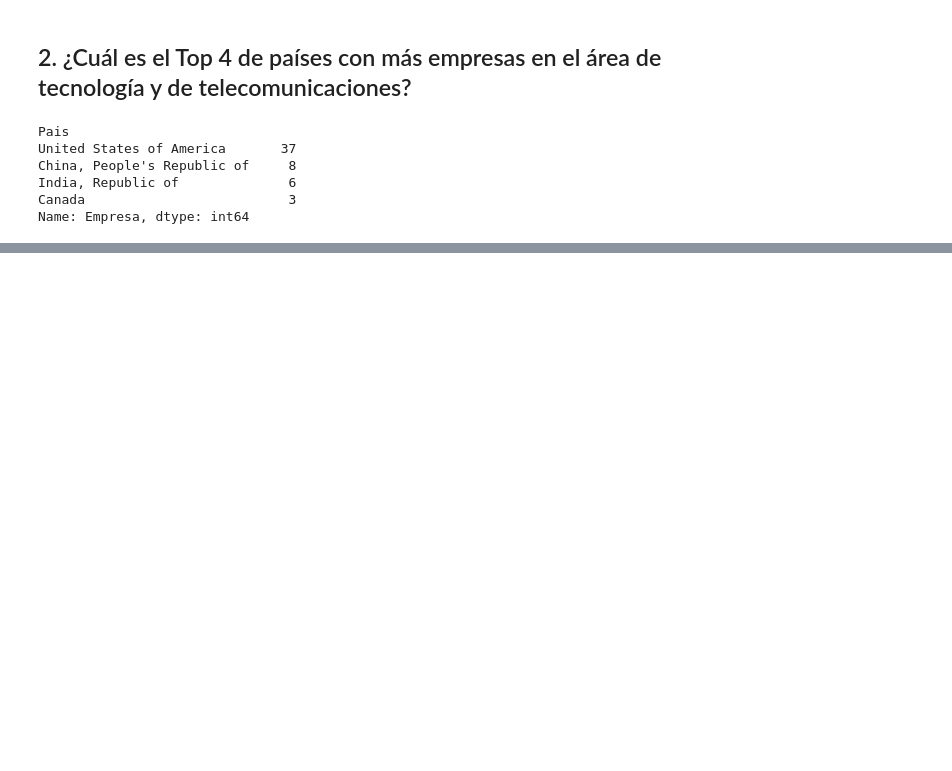
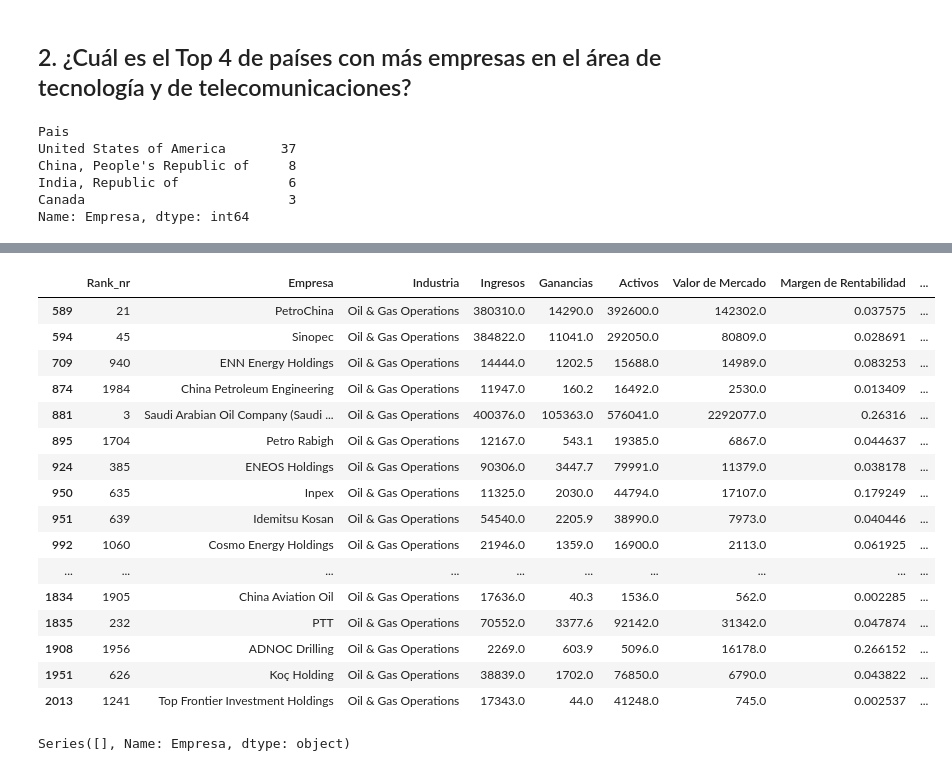
Before and after one commit to Bigote93/DataInsider, a Jupyter notebook: DesafioDataInsider_Nalli.ipynb, the cells around one changed output, grey strips where cells are left out. Cells and saved outputs as stored; diff of their text form; code cells hidden in the pictures; blank space fills up the shorter version.

```diff
--- a/DesafioDataInsider_Nalli.ipynb
+++ b/DesafioDataInsider_Nalli.ipynb
@@ -1113,0 +1143,29 @@ forbesgloba_merge2_2000_2022['Industria'].unique()
+# %%
+# Filtra el DataFrame para incluir solo las empresas de la industria petrolera en Asia
+df_petroleras_asia = forbesgloba_merge2_2000_2022[(forbesgloba_merge2_2000_2022['Nombre Continente'] == 'Asia') & (forbesgloba_merge2_2000_2022['Industria'] == 'Oil & Gas Operations')]
+
+df_petroleras_asia
+# %% [output]
+|  | Rank_nr | Empresa | Industria | Ingresos | Ganancias | Activos | Valor de Mercado | Margen de Rentabilidad | ... |
+| 589 | 21 | PetroChina | Oil & Gas Operations | 380310.0 | 14290.0 | 392600.0 | 142302.0 | 0.037575 | ... |
+| 594 | 45 | Sinopec | Oil & Gas Operations | 384822.0 | 11041.0 | 292050.0 | 80809.0 | 0.028691 | ... |
+| 709 | 940 | ENN Energy Holdings | Oil & Gas Operations | 14444.0 | 1202.5 | 15688.0 | 14989.0 | 0.083253 | ... |
+| 874 | 1984 | China Petroleum Engineering | Oil & Gas Operations | 11947.0 | 160.2 | 16492.0 | 2530.0 | 0.013409 | ... |
+| 881 | 3 | Saudi Arabian Oil Company (Saudi ... | Oil & Gas Operations | 400376.0 | 105363.0 | 576041.0 | 2292077.0 | 0.26316 | ... |
+| 895 | 1704 | Petro Rabigh | Oil & Gas Operations | 12167.0 | 543.1 | 19385.0 | 6867.0 | 0.044637 | ... |
+| 924 | 385 | ENEOS Holdings | Oil & Gas Operations | 90306.0 | 3447.7 | 79991.0 | 11379.0 | 0.038178 | ... |
+| 950 | 635 | Inpex | Oil & Gas Operations | 11325.0 | 2030.0 | 44794.0 | 17107.0 | 0.179249 | ... |
+| 951 | 639 | Idemitsu Kosan | Oil & Gas Operations | 54540.0 | 2205.9 | 38990.0 | 7973.0 | 0.040446 | ... |
+| 992 | 1060 | Cosmo Energy Holdings | Oil & Gas Operations | 21946.0 | 1359.0 | 16900.0 | 2113.0 | 0.061925 | ... |
+| ... | ... | ... | ... | ... | ... | ... | ... | ... | ... |
+| 1834 | 1905 | China Aviation Oil | Oil & Gas Operations | 17636.0 | 40.3 | 1536.0 | 562.0 | 0.002285 | ... |
+| 1835 | 232 | PTT | Oil & Gas Operations | 70552.0 | 3377.6 | 92142.0 | 31342.0 | 0.047874 | ... |
+| 1908 | 1956 | ADNOC Drilling | Oil & Gas Operations | 2269.0 | 603.9 | 5096.0 | 16178.0 | 0.266152 | ... |
+| 1951 | 626 | Koç Holding | Oil & Gas Operations | 38839.0 | 1702.0 | 76850.0 | 6790.0 | 0.043822 | ... |
+| 2013 | 1241 | Top Frontier Investment Holdings | Oil & Gas Operations | 17343.0 | 44.0 | 41248.0 | 745.0 | 0.002537 | ... |
+# %%
+# Calcula el margen de rentabilidad superando en más del 20% utilizando una condición booleana
+empresas_superiores_20 = df_petroleras_asia[df_petroleras_asia['Margen de Rentabilidad'] > 1.2]
+empresas_superiores_20['Empresa']
+# %% [output]
+Series([], Name: Empresa, dtype: object)
```
Also changed, not shown: parts of 11 cells of this notebook.
